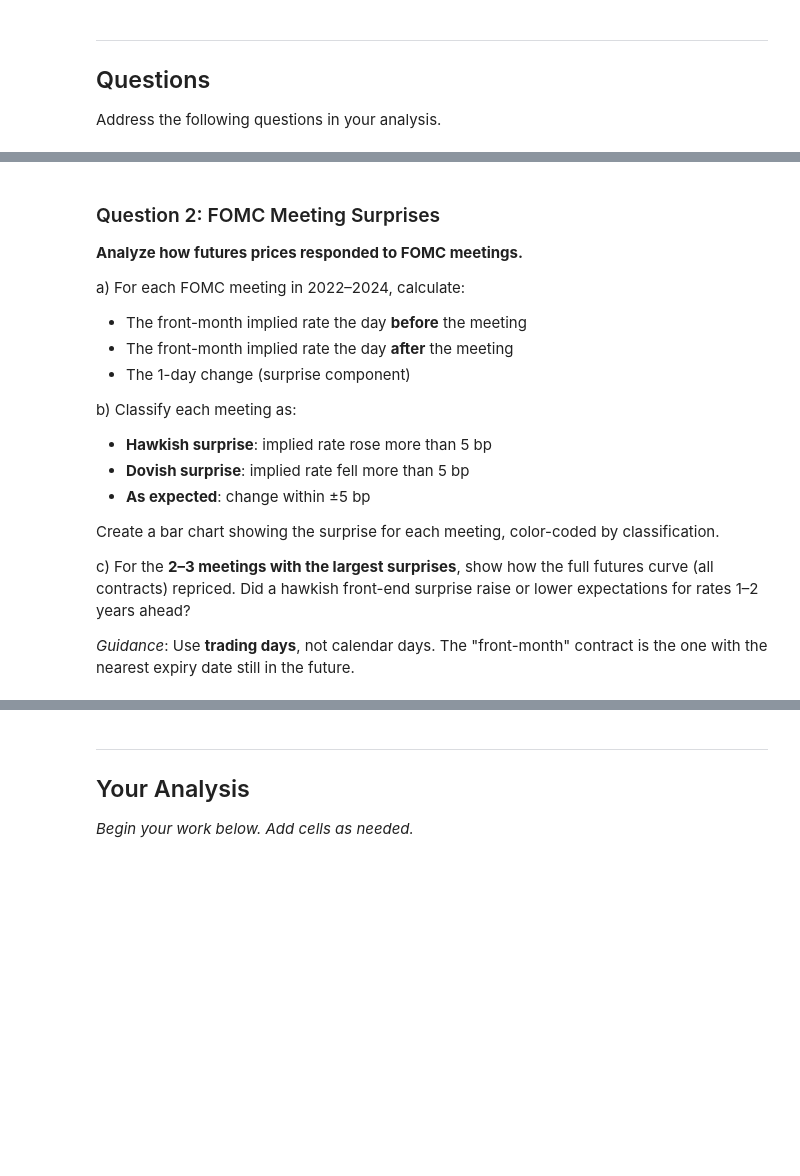
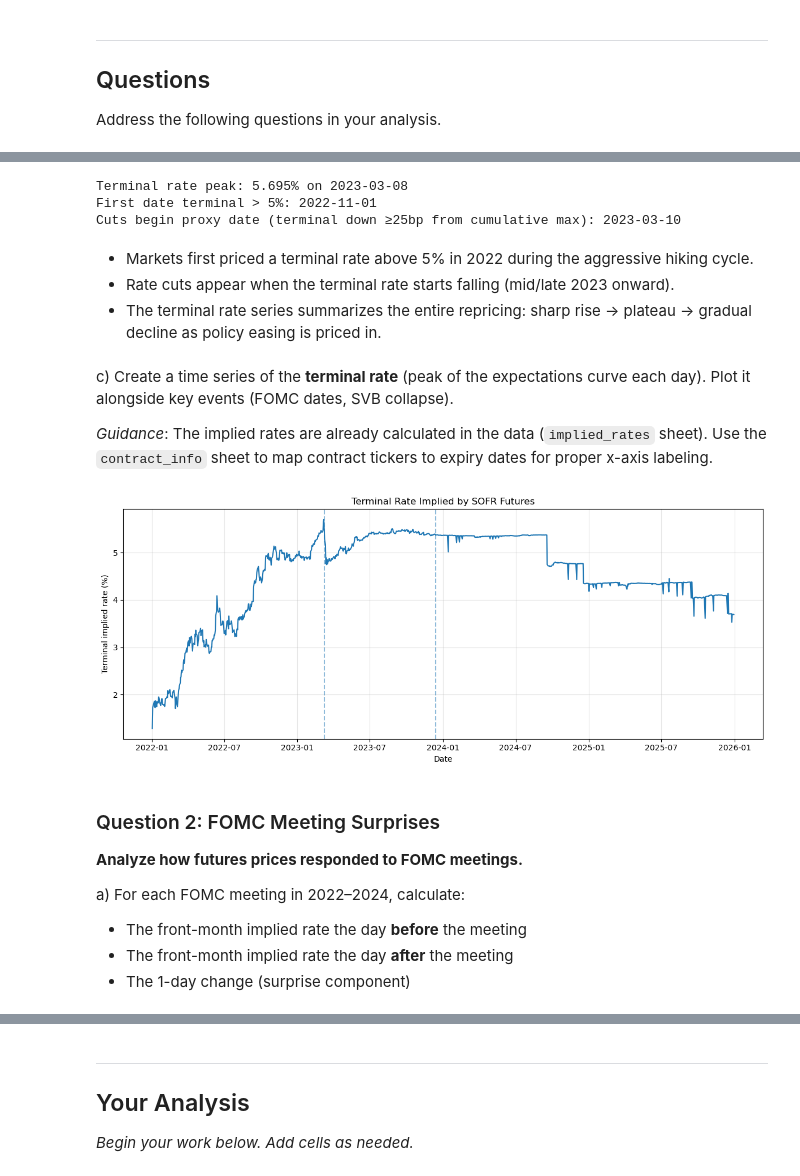
Before and after one commit to ayushbhupal/Fixed-Income-HW-Group-B, a Jupyter notebook: project/P.2. SOFR Futures and Policy Expectations.ipynb, the cells around one changed output, grey strips where cells are left out. Cells and saved outputs as stored; diff of their text form; code cells hidden in the pictures; blank space fills up the shorter version.

```diff
--- a/project/P.2. SOFR Futures and Policy Expectations.ipynb
+++ b/project/P.2. SOFR Futures and Policy Expectations.ipynb
@@ -325,3 +425,51 @@ c) Create a time series of the **terminal rate** (peak of the expectations curve
+# %%
+term = terminal_rate_series()
+
+first_above_5 = term[term > 5.0]
+first_above_5_date = first_above_5.index.min() if len(first_above_5) else None
+
+roll_max = term.cummax()
+cuts_proxy = term[(roll_max - term) >= 0.25]  # down ≥25 bp from cum max
+# Only after the peak (since we want to find when it starts cutting after the peak)
+cuts_proxy = cuts_proxy[cuts_proxy.index > term.idxmax()]
+cuts_proxy_date = cuts_proxy.index.min() if len(cuts_proxy) else None
+
+peak_date = term.idxmax()
+peak_val  = term.max()
+
+print("Terminal rate peak:", f"{peak_val:.3f}%", "on", peak_date.date())
+print("First date terminal > 5%:", first_above_5_date.date() if first_above_5_date is not None else None)
+print("Cuts begin proxy date (terminal down ≥25bp from cumulative max):", cuts_proxy_date.date() if cuts_proxy_date is not None else None)
+# %% [output]
+Terminal rate peak: 5.695% on 2023-03-08
+First date terminal > 5%: 2022-11-01
+Cuts begin proxy date (terminal down ≥25bp from cumulative max): 2023-03-10
+# %% [markdown]
+- Markets first priced a terminal rate above 5% in 2022 during the aggressive hiking cycle.
+- Rate cuts appear when the terminal rate starts falling (mid/late 2023 onward).
+- The terminal rate series summarizes the entire repricing: sharp rise -> plateau -> gradual decline as policy easing is priced in.
+# %% [markdown]
+c) Create a time series of the **terminal rate** (peak of the expectations curve each day). Plot it alongside key events (FOMC dates, SVB collapse).
+
+*Guidance*: The implied rates are already calculated in the data (`implied_rates` sheet). Use the `contract_info` sheet to map contract tickers to expiry dates for proper x-axis labeling.
+# %%
+
+term = terminal_rate_series()
+svb = pd.Timestamp("2023-03-10")
+powell_pivot = pd.Timestamp("2023-12-13")
+
+plt.figure(figsize=FIGSIZE)
+plt.plot(term.index, term.values, linewidth=1.5)
+plt.axvline(svb, linestyle="--", alpha=0.5)
+plt.axvline(powell_pivot, linestyle="--", alpha=0.5)
+plt.title("Terminal Rate Implied by SOFR Futures")
+plt.xlabel("Date")
+plt.ylabel("Terminal implied rate (%)")
+plt.grid(True, alpha=0.3)
+plt.tight_layout()
+plt.show()
+# %% [output]
+[figure, added]
 # %% [markdown]
 ### Question 2: FOMC Meeting Surprises
 
@@ -331,14 +479,3 @@ a) For each FOMC meeting in 2022–2024, calculate:
    - The front-month implied rate the day **before** the meeting
    - The front-month implied rate the day **after** the meeting
    - The 1-day change (surprise component)
-
-b) Classify each meeting as:
-   - **Hawkish surprise**: implied rate rose more than 5 bp
-   - **Dovish surprise**: implied rate fell more than 5 bp
-   - **As expected**: change within ±5 bp
-
-   Create a bar chart showing the surprise for each meeting, color-coded by classification.
-
-c) For the **2–3 meetings with the largest surprises**, show how the full futures curve (all contracts) repriced. Did a hawkish front-end surprise raise or lower expectations for rates 1–2 years ahead?
-
-*Guidance*: Use **trading days**, not calendar days. The "front-month" contract is the one with the nearest expiry date still in the future.
```
Also changed, not shown: parts of 38 cells of this notebook, 6 other files.
